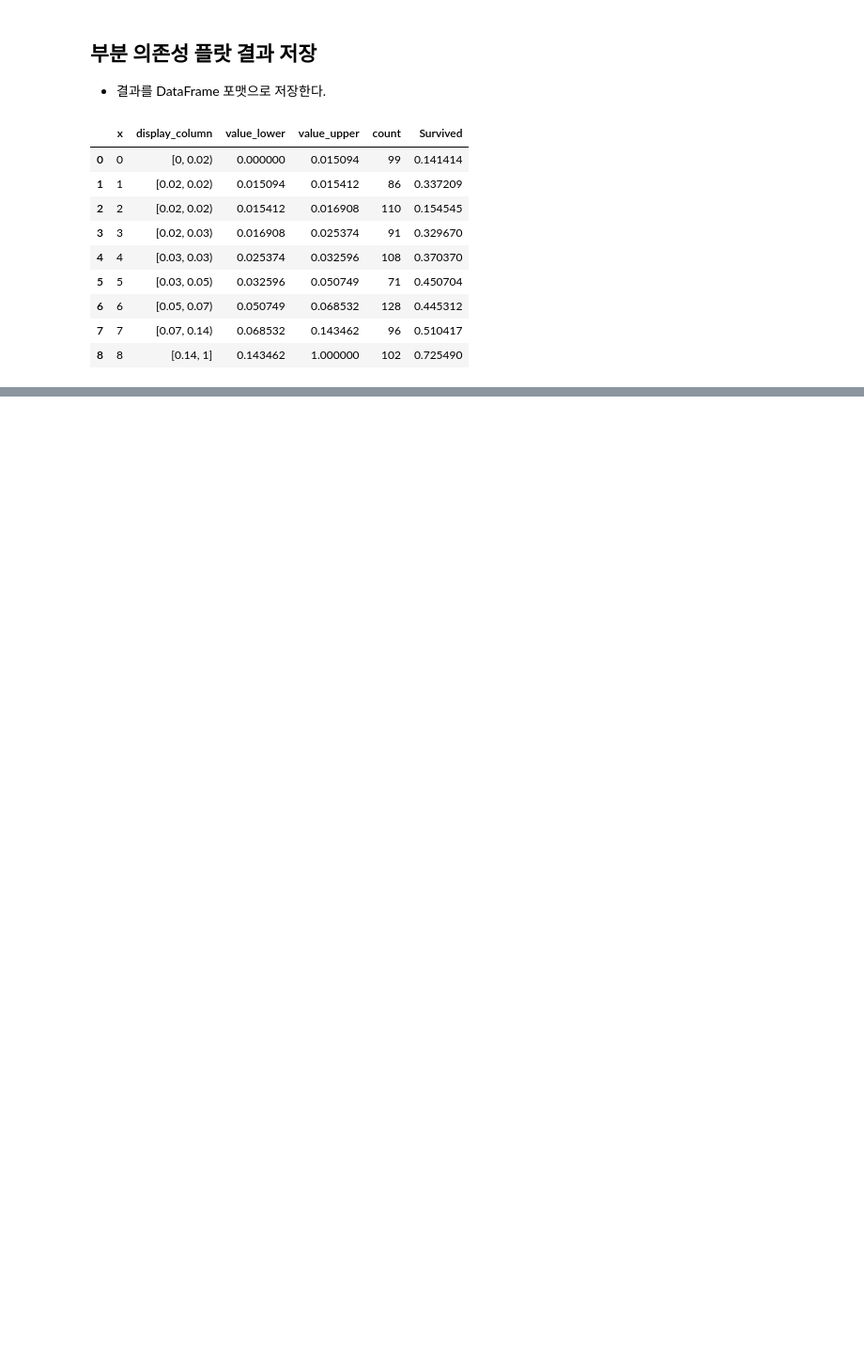
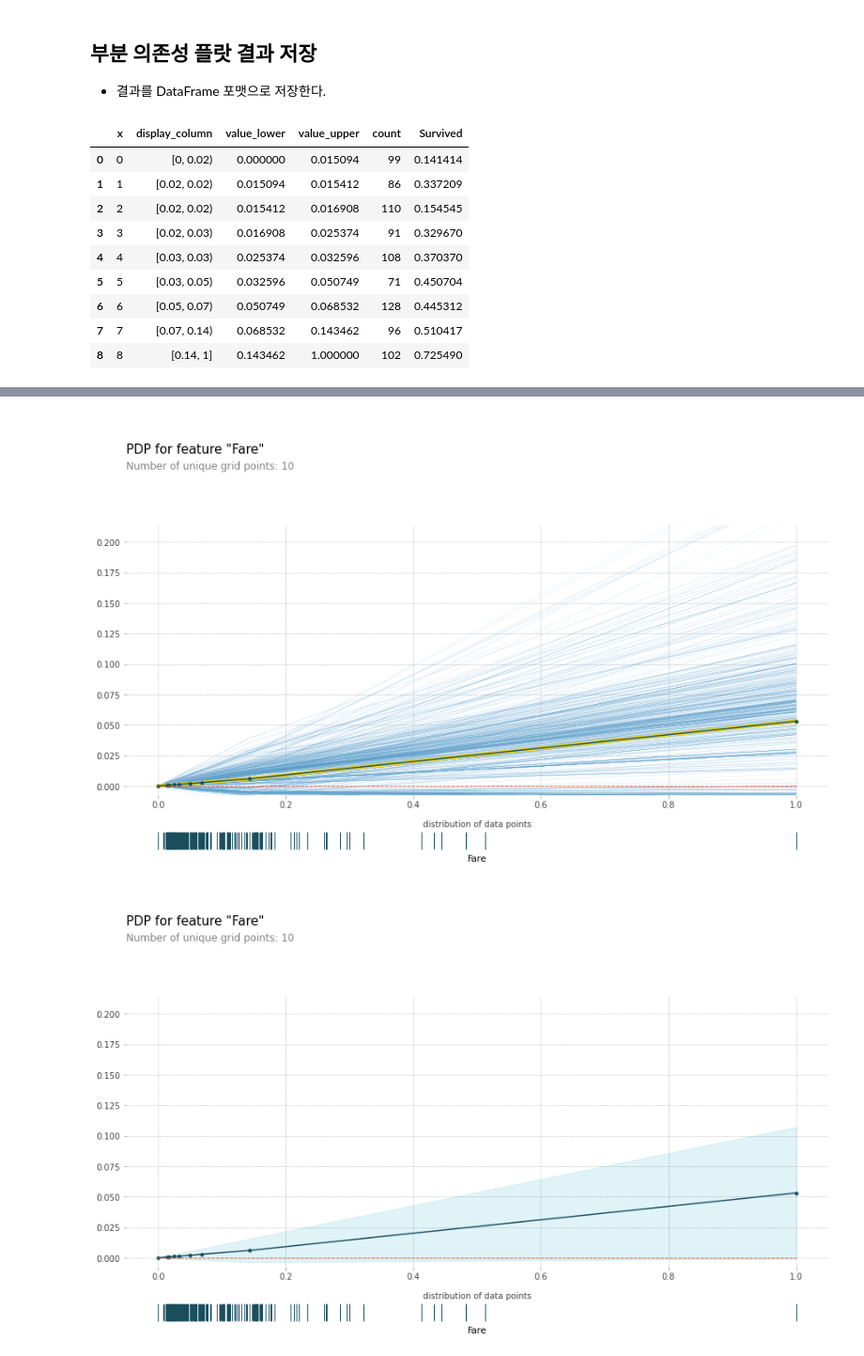
Before and after one commit to Pythonash/Projects, a Jupyter notebook: XAI_with_Titanic.ipynb, the cells around one changed output, grey strips where cells are left out. Shown: that part at 94% size. Saved outputs shown, nothing was run; the diff lists cells and outputs as text; code cells hidden in the pictures; blank space fills up the shorter version.

```diff
--- a/XAI_with_Titanic.ipynb
+++ b/XAI_with_Titanic.ipynb
@@ -153,7 +174,25 @@ Fare 구간 `[0, 0.02]`를 예로 들자면,
 # %%
 pdp_gc = pdp.pdp_isolate(
     model = model, # 모델
     dataset = df, # 전체 데이터셋
-    model_features = train_x.columns, # 컬럼 리스트 반환
+    model_features = train_x.columns, # 컬럼 리스트 입력
     feature = 'Fare' # 보고자 하는 피쳐 입력
 )
+fig, axes = pdp.pdp_plot(
+    pdp_gc,
+    'Fare',
+    plot_lines = True,
+    frac_to_plot = 1,
+    plot_pts_dist = True
+)
+
+fig, axes = pdp.pdp_plot(
+    pdp_gc,
+    'Fare',
+    plot_lines = False,
+    frac_to_plot = 1,
+    plot_pts_dist = True
+)
+# %% [output]
+[figure, added]
+[figure, added]
```
Also changed, not shown: parts of 17 cells of this notebook.
